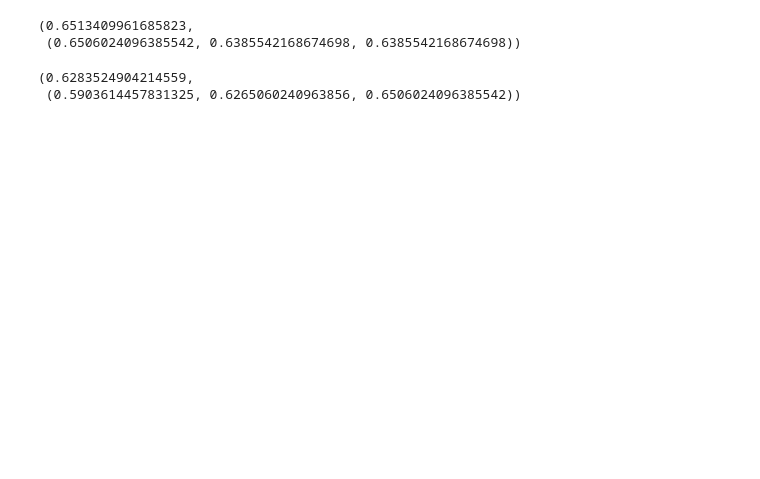
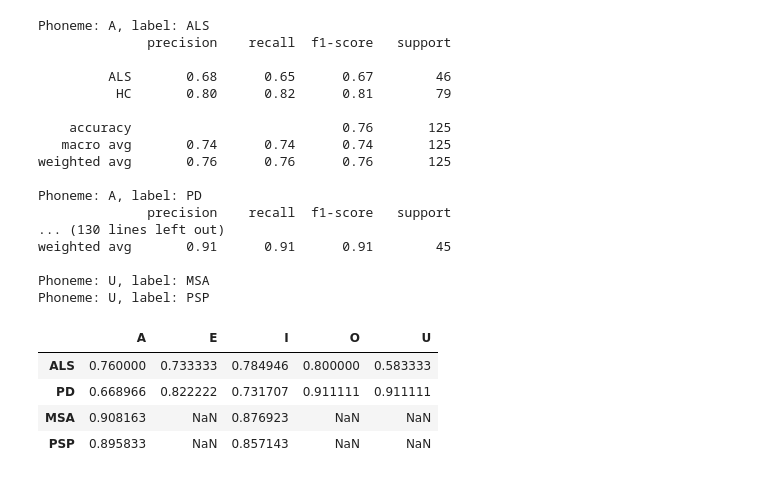
Before and after one commit to ktolnos/als-project, a Jupyter notebook: embeddings.ipynb, the cells around one changed output. Saved outputs shown, nothing was run; the diff lists cells and outputs as text; code cells hidden in the pictures; blank space fills up the shorter version.

```diff
--- a/embeddings.ipynb
+++ b/embeddings.ipynb
@@ -152,5 +96,0 @@ accuracy_score(y_test, np.ones_like(y_test))
-# %%
-#fitting the model
-model = LogisticRegression(max_iter=10000)
-model.fit(X_train, y_train)
-model.score(X_test, y_test)
@@ -254,20 +96,0 @@ model.score(X_test, y_test), mean_majority_accuracy(model)
-# %%
-# fitting bagging
-from sklearn.ensemble import BaggingClassifier
-
-model = BaggingClassifier()
-model.fit(X_train, y_train)
-model.score(X_test, y_test), mean_majority_accuracy(model)
-# %% [output]
-(0.6513409961685823,
- (0.6506024096385542, 0.6385542168674698, 0.6385542168674698))
-# %%
-# fitting extra trees
-from sklearn.ensemble import ExtraTreesClassifier
-
-model = ExtraTreesClassifier()
-model.fit(X_train, y_train)
-model.score(X_test, y_test), mean_majority_accuracy(model)
-# %% [output]
-(0.6283524904214559,
- (0.5903614457831325, 0.6265060240963856, 0.6506024096385542))
@@ -273,0 +99,47 @@ model.score(X_test, y_test), mean_majority_accuracy(model)
+# %%
+import seaborn as sns
+
+def test_model(model):
+    accuracies = pd.DataFrame(columns=all_df['Phoneme'].unique(), index=all_df['label'].unique(), dtype='float')
+    f1_scores = pd.DataFrame(columns=all_df['Phoneme'].unique(), index=all_df['label'].unique(), dtype='float')
+    for phoneme in all_df['Phoneme'].unique():
+        for label in all_df['label'].unique():
+            if label == 'HC':
+                continue
+            print(f'Phoneme: {phoneme}, label: {label}')
+            df = all_df[(all_df['Phoneme'] == phoneme) & (all_df['label'].isin(['HC', label]))]
+            if df['label'].nunique() < 2:
+                continue
+            acc, f1, _ = train_df(df, model)
+            accuracies.loc[label, phoneme] = acc
+            f1_scores.loc[label, phoneme] = f1
+    return accuracies, f1_scores
+
+model = LogisticRegression(max_iter=10000, class_weight='balanced')
+acc, f1s = test_model(model)
+acc.drop(labels=['HC'], inplace=True)
+f1s.drop(labels=['HC'], inplace=True)
+acc
+# %% [output]
+Phoneme: A, label: ALS
+              precision    recall  f1-score   support
+
+         ALS       0.68      0.65      0.67        46
+          HC       0.80      0.82      0.81        79
+
+    accuracy                           0.76       125
+   macro avg       0.74      0.74      0.74       125
+weighted avg       0.76      0.76      0.76       125
+
+Phoneme: A, label: PD
+              precision    recall  f1-score   support
+... (130 lines left out)
+weighted avg       0.91      0.91      0.91        45
+
+Phoneme: U, label: MSA
+Phoneme: U, label: PSP
+|  | A | E | I | O | U |
+| ALS | 0.760000 | 0.733333 | 0.784946 | 0.800000 | 0.583333 |
+| PD | 0.668966 | 0.822222 | 0.731707 | 0.911111 | 0.911111 |
+| MSA | 0.908163 | NaN | 0.876923 | NaN | NaN |
+| PSP | 0.895833 | NaN | 0.857143 | NaN | NaN |
```
Also changed, not shown: parts of 28 cells of this notebook.
